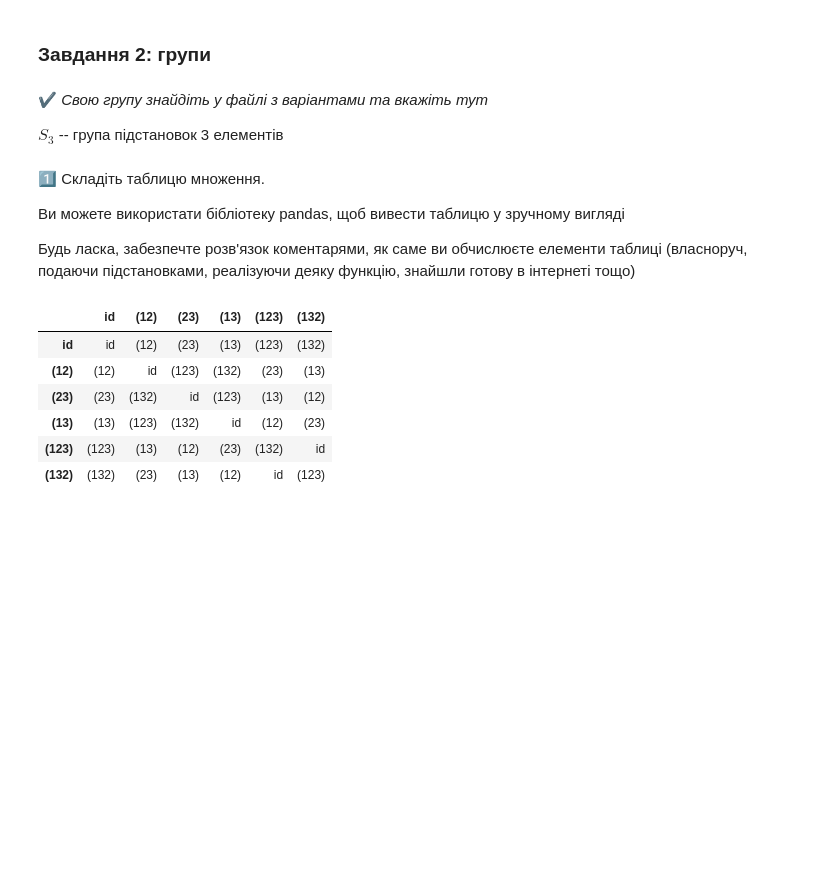
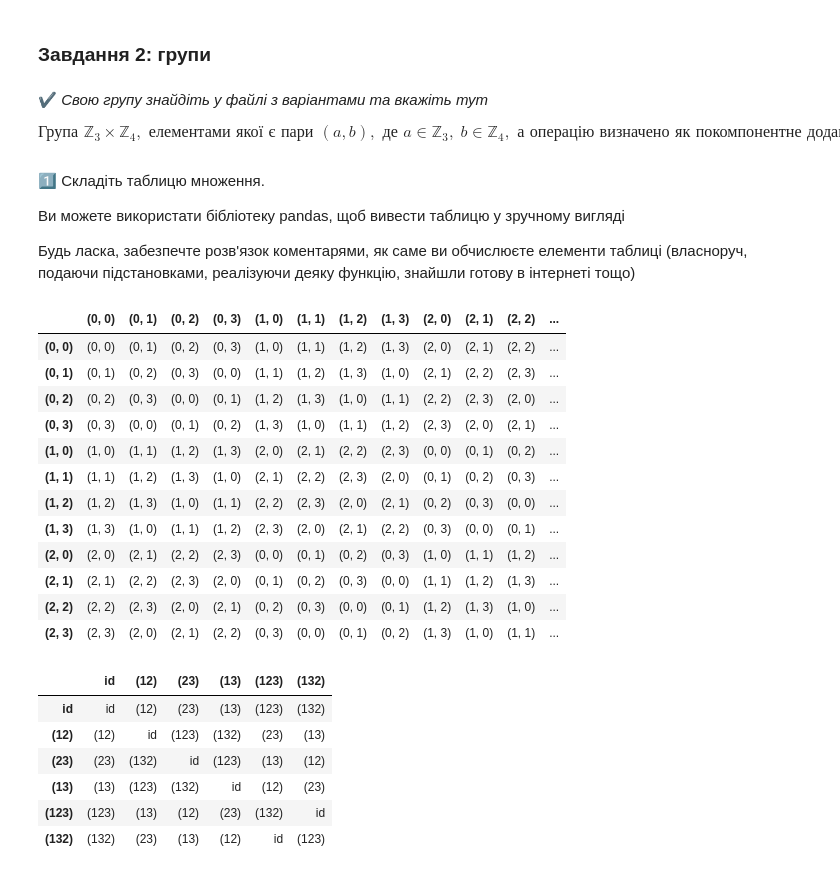
Before and after one commit to Rayzenbtw/DM3, a Jupyter notebook: DM3_Colab1_Shyhimahin_Volodymyr_MF21_UKR.ipynb, the cells around one changed output. Drawn from its saved outputs; the diff is of its cells as text; code cells hidden in the pictures; blank space fills up the shorter version.

```diff
--- a/DM3_Colab1_Shyhimahin_Volodymyr_MF21_UKR.ipynb
+++ b/DM3_Colab1_Shyhimahin_Volodymyr_MF21_UKR.ipynb
@@ -262,7 +266,11 @@ Möbius μ(x,y) on divisors of 50:
 # %% [markdown]
 ✔️ *Свою групу знайдіть у файлі з варіантами та вкажіть тут*
 
-$S_3$ -- група підстановок 3 елементів
+$$
+\text{Група } \mathbb{Z}_3 \times \mathbb{Z}_4, \text{ елементами якої є пари } (a, b),
+\text{ де } a \in \mathbb{Z}_3, \; b \in \mathbb{Z}_4,
+\text{ а операцію визначено як покомпонентне додавання.}
+$$
 # %% [markdown]
 1️⃣ Складіть таблицю множення.
 
@@ -270,6 +278,43 @@ $S_3$ -- група підстановок 3 елементів
 
 Будь ласка, забезпечте розв'язок коментарями, як саме ви обчислюєте елементи таблиці (власноруч, подаючи підстановками,
 реалізуючи деяку функцію, знайшли готову в інтернеті тощо)
+# %%
+import pandas as pd
+
+# Елементи групи Z3 × Z4
+Z3 = [0, 1, 2]
+Z4 = [0, 1, 2, 3]
+elements = [(a, b) for a in Z3 for b in Z4]
+
+# Функція покомпонентного додавання
+def add(pair1, pair2):
+    a1, b1 = pair1
+    a2, b2 = pair2
+    return ((a1 + a2) % 3, (b1 + b2) % 4)
+
+# Створюємо порожню таблицю Келі
+Cayley_table = pd.DataFrame(columns=elements, index=elements)
+
+# Заповнюємо таблицю
+for x in elements:
+    Cayley_table[x] = [add(y, x) for y in elements]  # додаємо "праворуч" — за аналогією до xy у прикладі S3
+
+# Вивід результату
+Cayley_table
+# %% [output]
+|  | (0, 0) | (0, 1) | (0, 2) | (0, 3) | (1, 0) | (1, 1) | (1, 2) | (1, 3) | (2, 0) | (2, 1) | (2, 2) | ... |
+| (0, 0) | (0, 0) | (0, 1) | (0, 2) | (0, 3) | (1, 0) | (1, 1) | (1, 2) | (1, 3) | (2, 0) | (2, 1) | (2, 2) | ... |
+| (0, 1) | (0, 1) | (0, 2) | (0, 3) | (0, 0) | (1, 1) | (1, 2) | (1, 3) | (1, 0) | (2, 1) | (2, 2) | (2, 3) | ... |
+| (0, 2) | (0, 2) | (0, 3) | (0, 0) | (0, 1) | (1, 2) | (1, 3) | (1, 0) | (1, 1) | (2, 2) | (2, 3) | (2, 0) | ... |
+| (0, 3) | (0, 3) | (0, 0) | (0, 1) | (0, 2) | (1, 3) | (1, 0) | (1, 1) | (1, 2) | (2, 3) | (2, 0) | (2, 1) | ... |
+| (1, 0) | (1, 0) | (1, 1) | (1, 2) | (1, 3) | (2, 0) | (2, 1) | (2, 2) | (2, 3) | (0, 0) | (0, 1) | (0, 2) | ... |
+| (1, 1) | (1, 1) | (1, 2) | (1, 3) | (1, 0) | (2, 1) | (2, 2) | (2, 3) | (2, 0) | (0, 1) | (0, 2) | (0, 3) | ... |
+| (1, 2) | (1, 2) | (1, 3) | (1, 0) | (1, 1) | (2, 2) | (2, 3) | (2, 0) | (2, 1) | (0, 2) | (0, 3) | (0, 0) | ... |
+| (1, 3) | (1, 3) | (1, 0) | (1, 1) | (1, 2) | (2, 3) | (2, 0) | (2, 1) | (2, 2) | (0, 3) | (0, 0) | (0, 1) | ... |
+| (2, 0) | (2, 0) | (2, 1) | (2, 2) | (2, 3) | (0, 0) | (0, 1) | (0, 2) | (0, 3) | (1, 0) | (1, 1) | (1, 2) | ... |
+| (2, 1) | (2, 1) | (2, 2) | (2, 3) | (2, 0) | (0, 1) | (0, 2) | (0, 3) | (0, 0) | (1, 1) | (1, 2) | (1, 3) | ... |
+| (2, 2) | (2, 2) | (2, 3) | (2, 0) | (2, 1) | (0, 2) | (0, 3) | (0, 0) | (0, 1) | (1, 2) | (1, 3) | (1, 0) | ... |
+| (2, 3) | (2, 3) | (2, 0) | (2, 1) | (2, 2) | (0, 3) | (0, 0) | (0, 1) | (0, 2) | (1, 3) | (1, 0) | (1, 1) | ... |
 # %%
 S3 = ["id", "(12)", "(23)", "(13)", "(123)", "(132)"]
 
```
Also changed, not shown: parts of 3 cells of this notebook.
